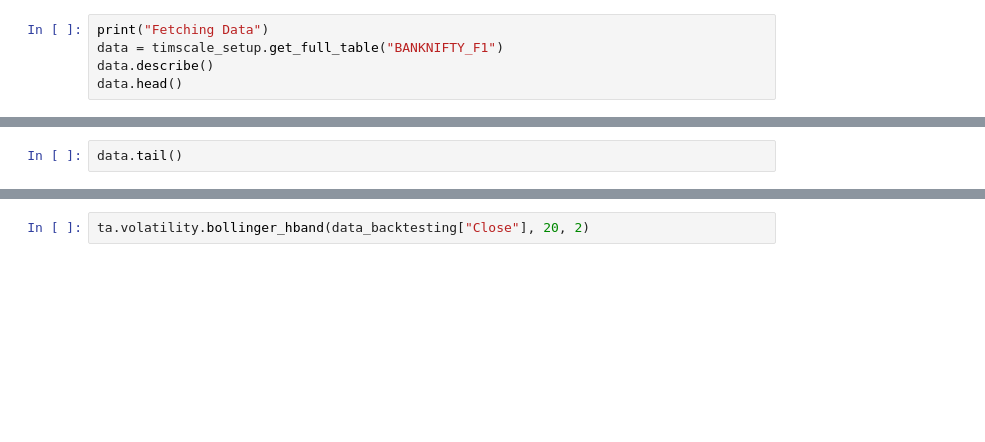
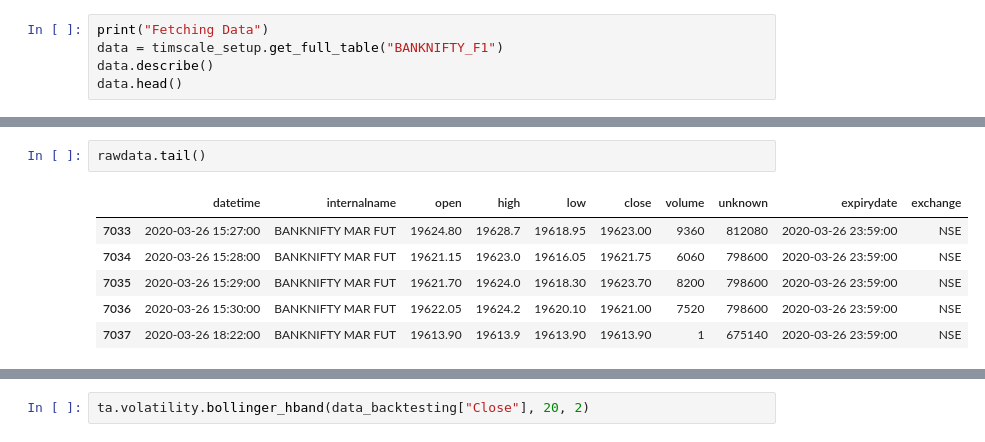
Before and after one commit to pikujs/Algo-Trading, a Jupyter notebook: notebook.ipynb, the cells around one changed output, grey strips where cells are left out. Saved outputs shown, nothing was run; the diff lists cells and outputs as text; blank space fills up the shorter version.

```diff
--- a/notebook.ipynb
+++ b/notebook.ipynb
@@ -48,5 +140,12 @@ Fetching using dbscrape
 # %%
-data.tail()
+rawdata.tail()
+# %% [output]
+|  | datetime | internalname | open | high | low | close | volume | unknown | expirydate | exchange |
+| 7033 | 2020-03-26 15:27:00 | BANKNIFTY MAR FUT | 19624.80 | 19628.7 | 19618.95 | 19623.00 | 9360 | 812080 | 2020-03-26 23:59:00 | NSE |
+| 7034 | 2020-03-26 15:28:00 | BANKNIFTY MAR FUT | 19621.15 | 19623.0 | 19616.05 | 19621.75 | 6060 | 798600 | 2020-03-26 23:59:00 | NSE |
+| 7035 | 2020-03-26 15:29:00 | BANKNIFTY MAR FUT | 19621.70 | 19624.0 | 19618.30 | 19623.70 | 8200 | 798600 | 2020-03-26 23:59:00 | NSE |
+| 7036 | 2020-03-26 15:30:00 | BANKNIFTY MAR FUT | 19622.05 | 19624.2 | 19620.10 | 19621.00 | 7520 | 798600 | 2020-03-26 23:59:00 | NSE |
+| 7037 | 2020-03-26 18:22:00 | BANKNIFTY MAR FUT | 19613.90 | 19613.9 | 19613.90 | 19613.90 | 1 | 675140 | 2020-03-26 23:59:00 | NSE |
 # %%
 rawdata.describe()
 # %% [output]
```
Also changed, not shown: parts of 16 cells of this notebook, 7 other files.
